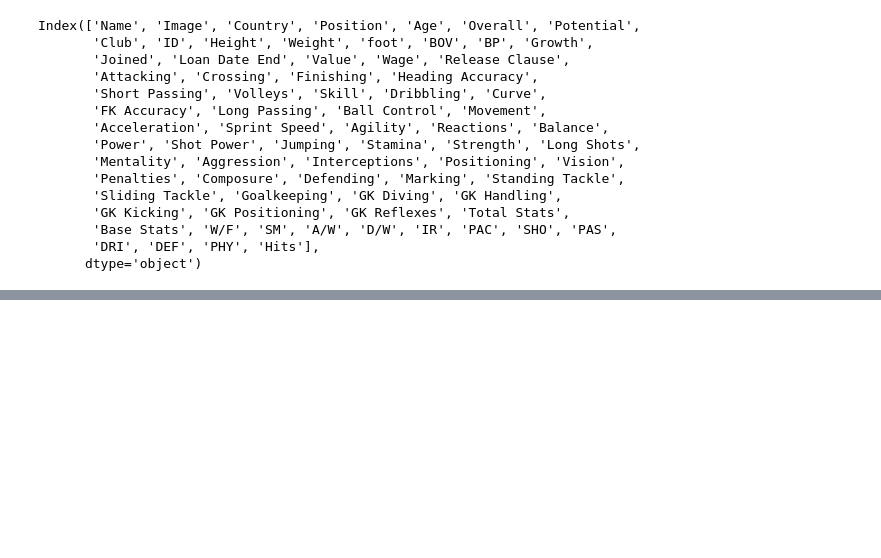
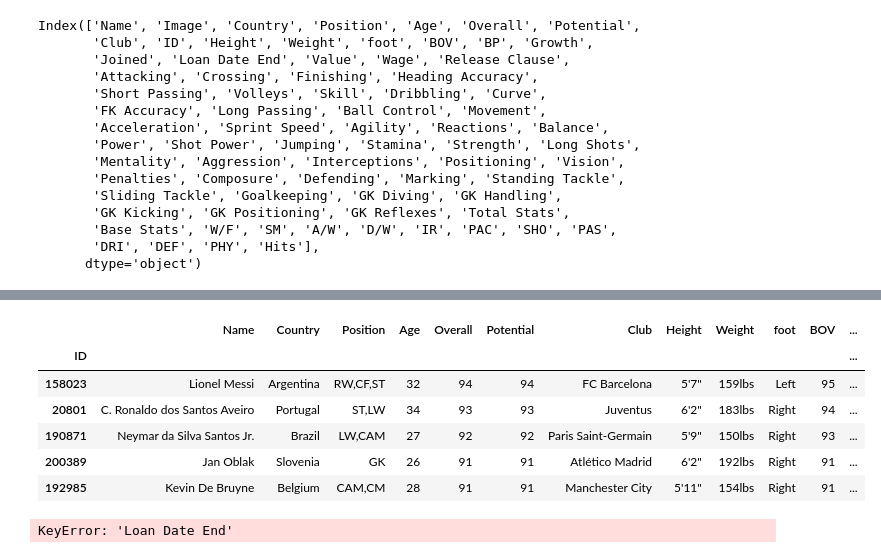
Before and after one commit to raulcarlomagno/dmuba-especializacion-futbol, a Jupyter notebook: main.ipynb, the cells around one changed output, grey strips where cells are left out. Saved outputs shown, nothing was run; the diff lists cells and outputs as text; code cells hidden in the pictures; blank space fills up the shorter version.

```diff
--- a/main.ipynb
+++ b/main.ipynb
@@ -3,3 +1,10 @@ import pandas as pd
+# %%
+import pandas as pd
+import numpy as np
+
+#pd.set_option('display.max_rows', 500)
+pd.set_option('display.max_columns', 500)
+#pd.set_option('display.width', 1000)
 # %%
 df = pd.read_csv('fifa20_data.csv', low_memory=False)
 # %%
@@ -45,0 +40,41 @@ df.head()
+# %%
+df.set_index('ID', inplace=True)
+
+cols_to_drop = [
+    'Image',
+    'Loan Date End',
+]
+
+df.drop(columns=cols_to_drop, inplace=True)
+# %%
+df['Age'] = df['Age'].astype(int)
+# %%
+def value_to_num(col):
+    if pd.isnull(col): return 0
+
+    value = col.replace('€', '').replace('M', '').replace('K', '')
+
+    if col[-1] == 'M': unit = 1e6
+    elif col[-1] == 'K': unit = 1e3
+    else: unit = 1
+
+    return int(float(value)*unit*1.11) # euro dollar rate
+
+df['Value'] = df['Value'].apply(value_to_num)
+df['Wage'] = df['Wage'].apply(value_to_num)
+df['Release Clause'] = df['Release Clause'].apply(value_to_num)
+# %%
+money_format = '${:,.0f}'
+df.head().style.format({'Value': money_format, 'Wage': money_format, 'Release Clause': money_format })
+# %% [output]
+|  | Name | Country | Position | Age | Overall | Potential | Club | Height | Weight | foot | BOV | ... |
+| ID |  |  |  |  |  |  |  |  |  |  |  | ... |
+| 158023 | Lionel Messi | Argentina | RW,CF,ST | 32 | 94 | 94 | FC Barcelona | 5'7" | 159lbs | Left | 95 | ... |
+| 20801 | C. Ronaldo dos Santos Aveiro | Portugal | ST,LW | 34 | 93 | 93 | Juventus | 6'2" | 183lbs | Right | 94 | ... |
+| 190871 | Neymar da Silva Santos Jr. | Brazil | LW,CAM | 27 | 92 | 92 | Paris Saint-Germain | 5'9" | 150lbs | Right | 93 | ... |
+| 200389 | Jan Oblak | Slovenia | GK | 26 | 91 | 91 | Atlético Madrid | 6'2" | 192lbs | Right | 91 | ... |
+| 192985 | Kevin De Bruyne | Belgium | CAM,CM | 28 | 91 | 91 | Manchester City | 5'11" | 154lbs | Right | 91 | ... |
+# %%
+df['Loan Date End'].unique()
+# %% [output]
+KeyError: 'Loan Date End'
```
Also changed, not shown: parts of 4 cells of this notebook.
